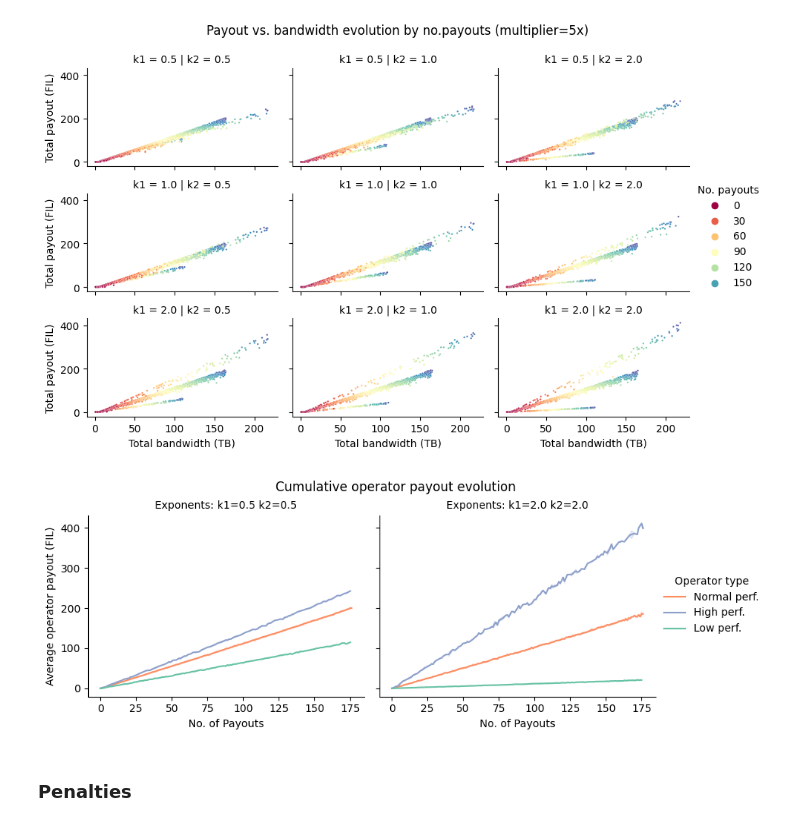
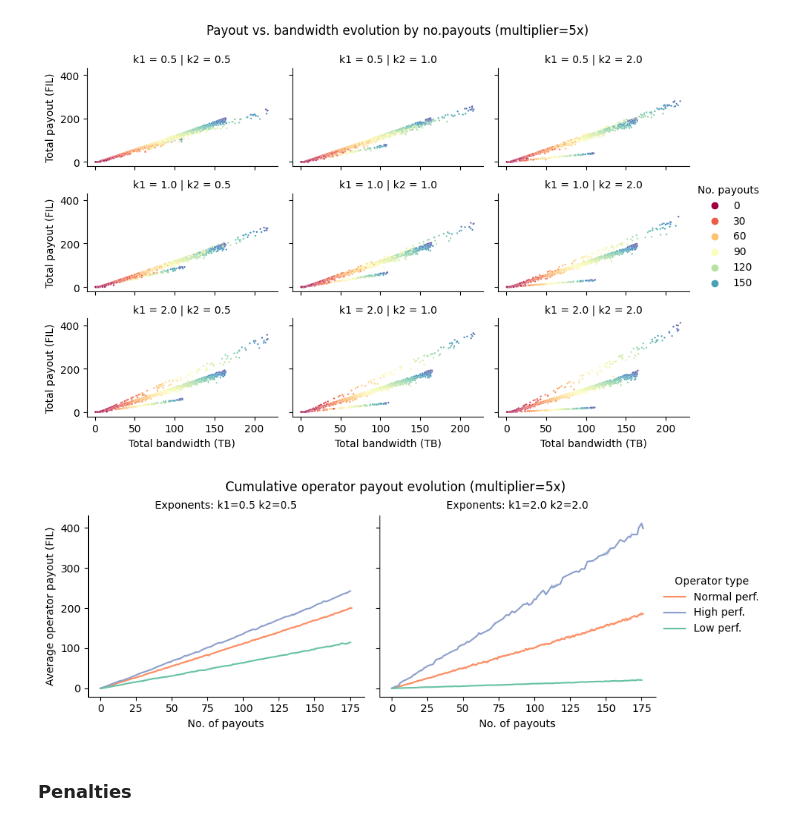
Before and after one commit to protocol/cel-retrieval, a Jupyter notebook: saturn-aliens/notebooks/4.1-full_sim_growth_reward.ipynb, the cells around one changed output. Cells and saved outputs as stored; diff of their text form; code cells hidden in the pictures.

Commit message:
Add scoring function and penalty analysis

```diff
--- a/saturn-aliens/notebooks/4.1-full_sim_growth_reward.ipynb
+++ b/saturn-aliens/notebooks/4.1-full_sim_growth_reward.ipynb
@@ -287,15 +287,16 @@ plt.show()
 [figure]
 # %%
 temp_df = honest_sim_df[honest_sim_df["score_function"].isin(["k1=0.5 k2=0.5", "k1=2.0 k2=2.0"])]
+temp_df = temp_df[temp_df["penalty_multiplier"]=="5.0"]
 g = sns.relplot(x="num_payouts", y="total_payout", hue="Operator type", col="score_function",
                 data=temp_df, aspect=1.2, height=3.5, kind="line", palette=op_types_palette)
-g.set_axis_labels("No. of Payouts", "Average operator payout (FIL)")
+g.set_axis_labels("No. of payouts", "Average operator payout (FIL)")
 g.set_titles("Exponents: {col_name}")
-g.fig.suptitle('Cumulative operator payout evolution')
+g.fig.suptitle('Cumulative operator payout evolution (multiplier=5x)')
 g.fig.subplots_adjust(top=0.85)
 plt.show()
 # %% [output]
-[figure, old version]
+[figure, new version]
 # %% [markdown]
 ### Penalties
 # %%
```
Also changed, not shown: parts of 8 cells of this notebook, 2 other files.
